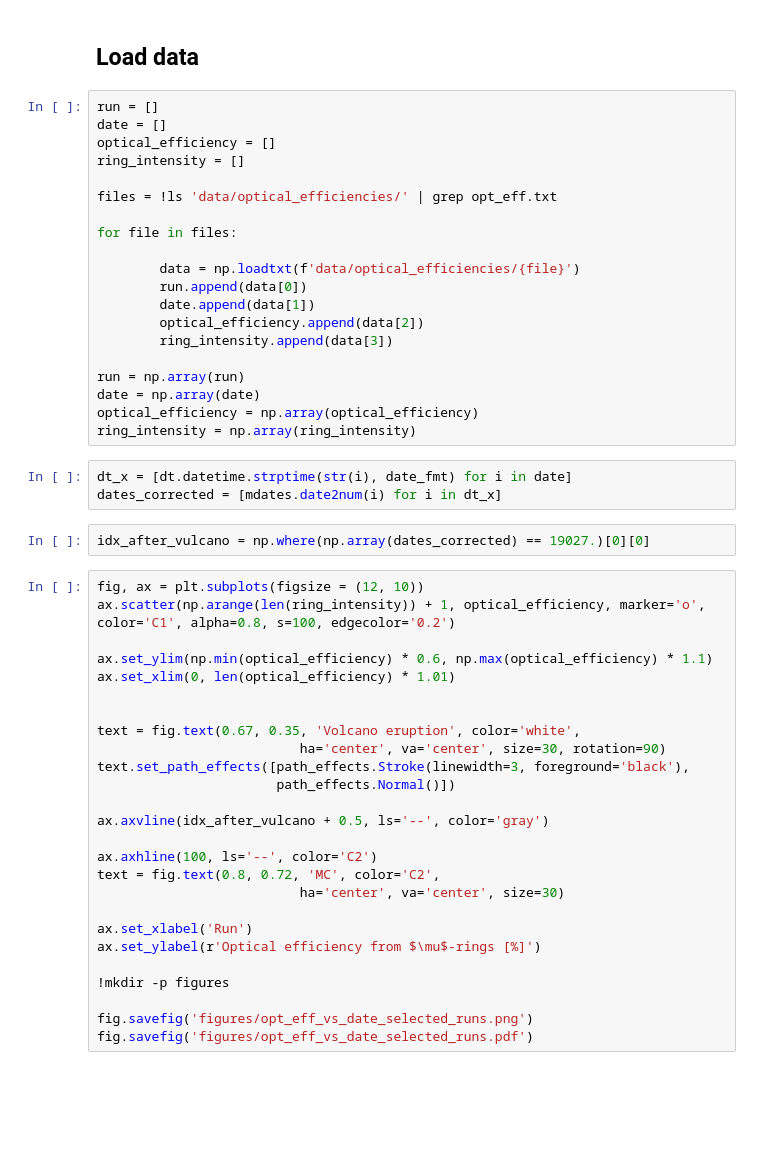
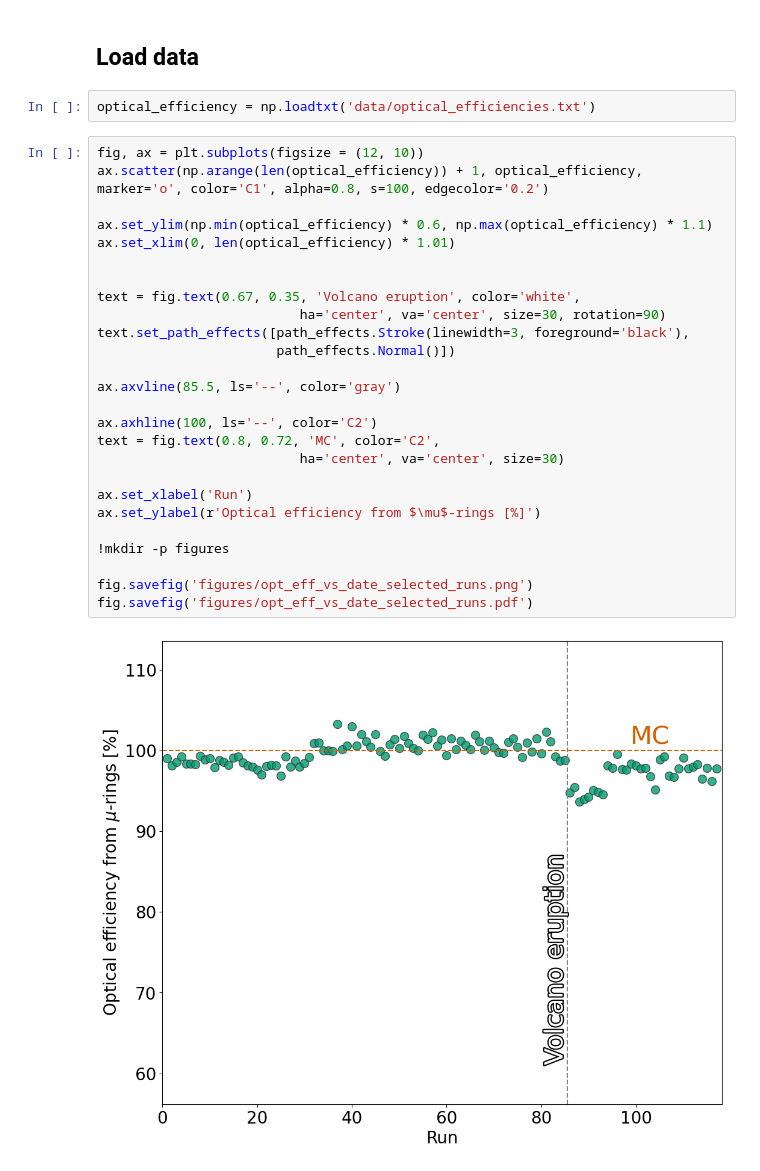
Before and after one commit to cta-observatory/lst-crab-performance-paper-2023, a Jupyter notebook: 2_mc_simulations/2.4_adjustements_mc_simulation/muon_optical_efficiency.ipynb, the cells around one changed output. Drawn from its saved outputs; the diff is of its cells as text; blank space fills up the shorter version.

Commit message:
change muon optical efficiency

```diff
--- a/2_mc_simulations/2.4_adjustements_mc_simulation/muon_optical_efficiency.ipynb
+++ b/2_mc_simulations/2.4_adjustements_mc_simulation/muon_optical_efficiency.ipynb
@@ -10,54 +10,33 @@ date_fmt = '%Y%m%d.0'
 plt.rcParams.update({'font.size': 20})
 # %% [markdown]
 ## Load data
-# %%
-run = []
-date = []
-optical_efficiency = []
-ring_intensity = []
-
-files = !ls 'data/optical_efficiencies/' | grep opt_eff.txt
-
-for file in files:
-
-        data = np.loadtxt(f'data/optical_efficiencies/{file}')
-        run.append(data[0])
-        date.append(data[1])
-        optical_efficiency.append(data[2])
-        ring_intensity.append(data[3])
-
-run = np.array(run)
-date = np.array(date)
-optical_efficiency = np.array(optical_efficiency)
-ring_intensity = np.array(ring_intensity)
-# %%
-dt_x = [dt.datetime.strptime(str(i), date_fmt) for i in date]
-dates_corrected = [mdates.date2num(i) for i in dt_x]
-# %%
-idx_after_vulcano = np.where(np.array(dates_corrected) == 19027.)[0][0]
+# %%
+optical_efficiency = np.loadtxt('data/optical_efficiencies.txt')
 # %%
 fig, ax = plt.subplots(figsize = (12, 10))
-ax.scatter(np.arange(len(ring_intensity)) + 1, optical_efficiency, marker='o', color='C1', alpha=0.8, s=100, edgecolor='0.2')
+ax.scatter(np.arange(len(optical_efficiency)) + 1, optical_efficiency, marker='o', color='C1', alpha=0.8, s=100, edgecolor='0.2')
 
 ax.set_ylim(np.min(optical_efficiency) * 0.6, np.max(optical_efficiency) * 1.1)
 ax.set_xlim(0, len(optical_efficiency) * 1.01)
 
 
 text = fig.text(0.67, 0.35, 'Volcano eruption', color='white',
                           ha='center', va='center', size=30, rotation=90)
 text.set_path_effects([path_effects.Stroke(linewidth=3, foreground='black'),
                        path_effects.Normal()])
 
-ax.axvline(idx_after_vulcano + 0.5, ls='--', color='gray')
+ax.axvline(85.5, ls='--', color='gray')
 
 ax.axhline(100, ls='--', color='C2')
 text = fig.text(0.8, 0.72, 'MC', color='C2',
                           ha='center', va='center', size=30)
 
 ax.set_xlabel('Run')
 ax.set_ylabel(r'Optical efficiency from $\mu$-rings [%]')
 
 !mkdir -p figures
 
 fig.savefig('figures/opt_eff_vs_date_selected_runs.png')
 fig.savefig('figures/opt_eff_vs_date_selected_runs.pdf')
+# %% [output]
+[figure, added]
```
